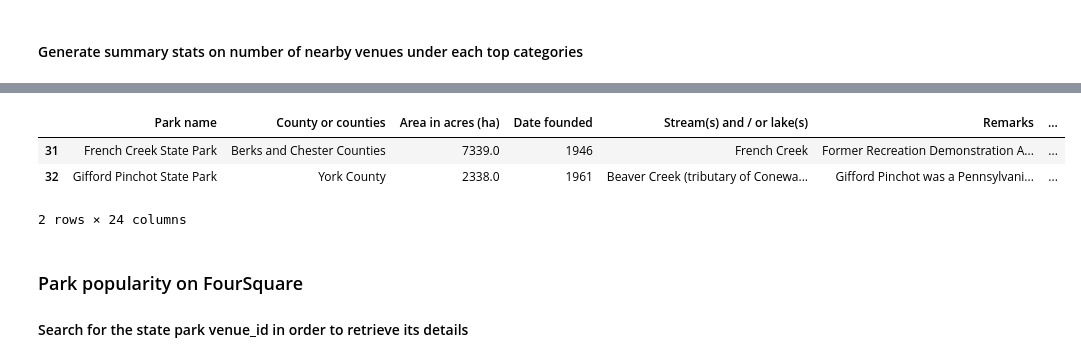
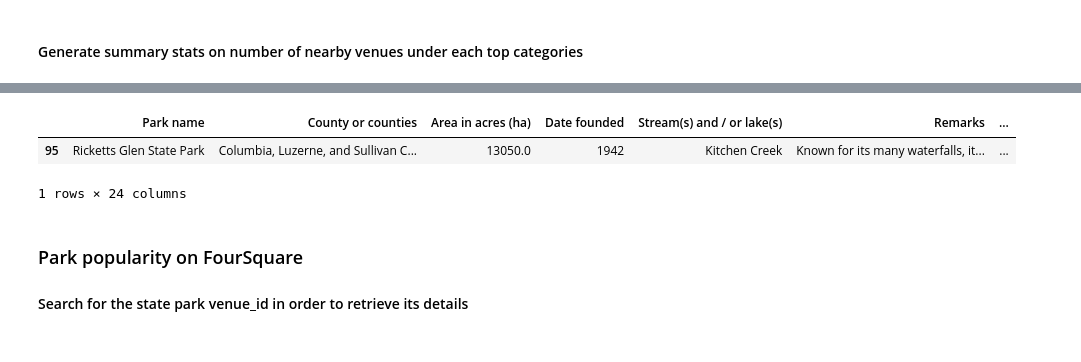
Before and after one commit to qcabel/PA-state-parks, a Jupyter notebook: state_park_PA_foursquare.ipynb, the cells around one changed output, grey strips where cells are left out. Cells and saved outputs as stored; diff of their text form; code cells hidden in the pictures.

```diff
--- a/state_park_PA_foursquare.ipynb
+++ b/state_park_PA_foursquare.ipynb
@@ -348,12 +348,11 @@ with pd.option_context('display.max_rows', None, 'display.max_columns', None):
 | 119 | Worlds End State Park | Sullivan County | 780.0 | 1932 | Loyalsock Creek | A "Must See Park" known for trout... | ... |
 | 120 | Yellow Creek State Park | Indiana County | 3140.0 | 1963 | Yellow Creek, Yellow Creek Lake | Crossed by the Kittanning Path, a... | ... |
 # %%
-df_park.iloc[[31, 32]]
+df_park.iloc[[95]]
 # %% [output]
 |  | Park name | County or counties | Area in acres (ha) | Date founded | Stream(s) and / or lake(s) | Remarks | ... |
-| 31 | French Creek State Park | Berks and Chester Counties | 7339.0 | 1946 | French Creek | Former Recreation Demonstration A... | ... |
-| 32 | Gifford Pinchot State Park | York County | 2338.0 | 1961 | Beaver Creek (tributary of Conewa... | Gifford Pinchot was a Pennsylvani... | ... |
+| 95 | Ricketts Glen State Park | Columbia, Luzerne, and Sullivan C... | 13050.0 | 1942 | Kitchen Creek | Known for its many waterfalls, it... | ... |
-2 rows × 24 columns
+1 rows × 24 columns
 # %% [markdown]
 ### Park popularity on FourSquare
 #### Search for the state park venue_id in order to retrieve its details
```
Also changed, not shown: parts of 5 cells of this notebook, 5 other files.
